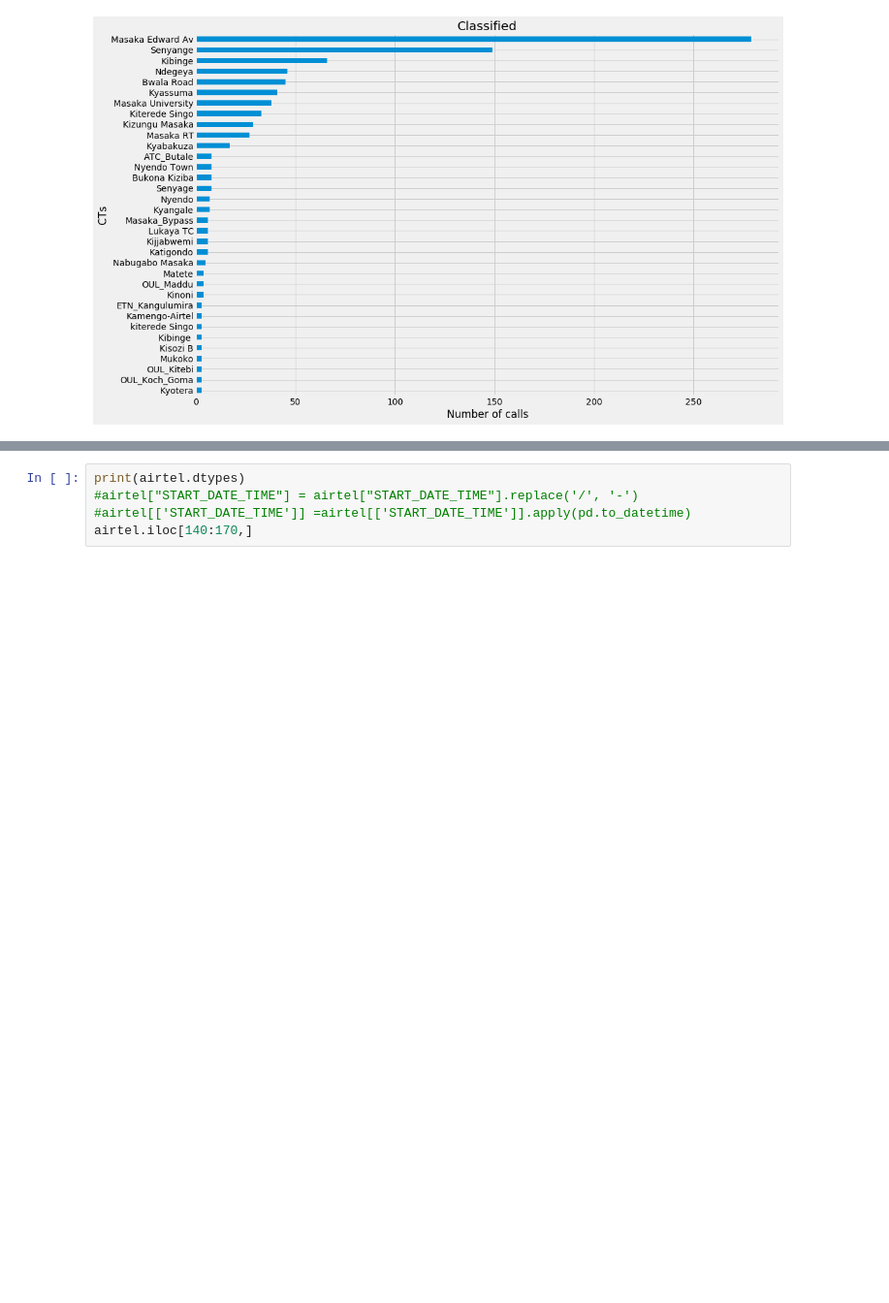
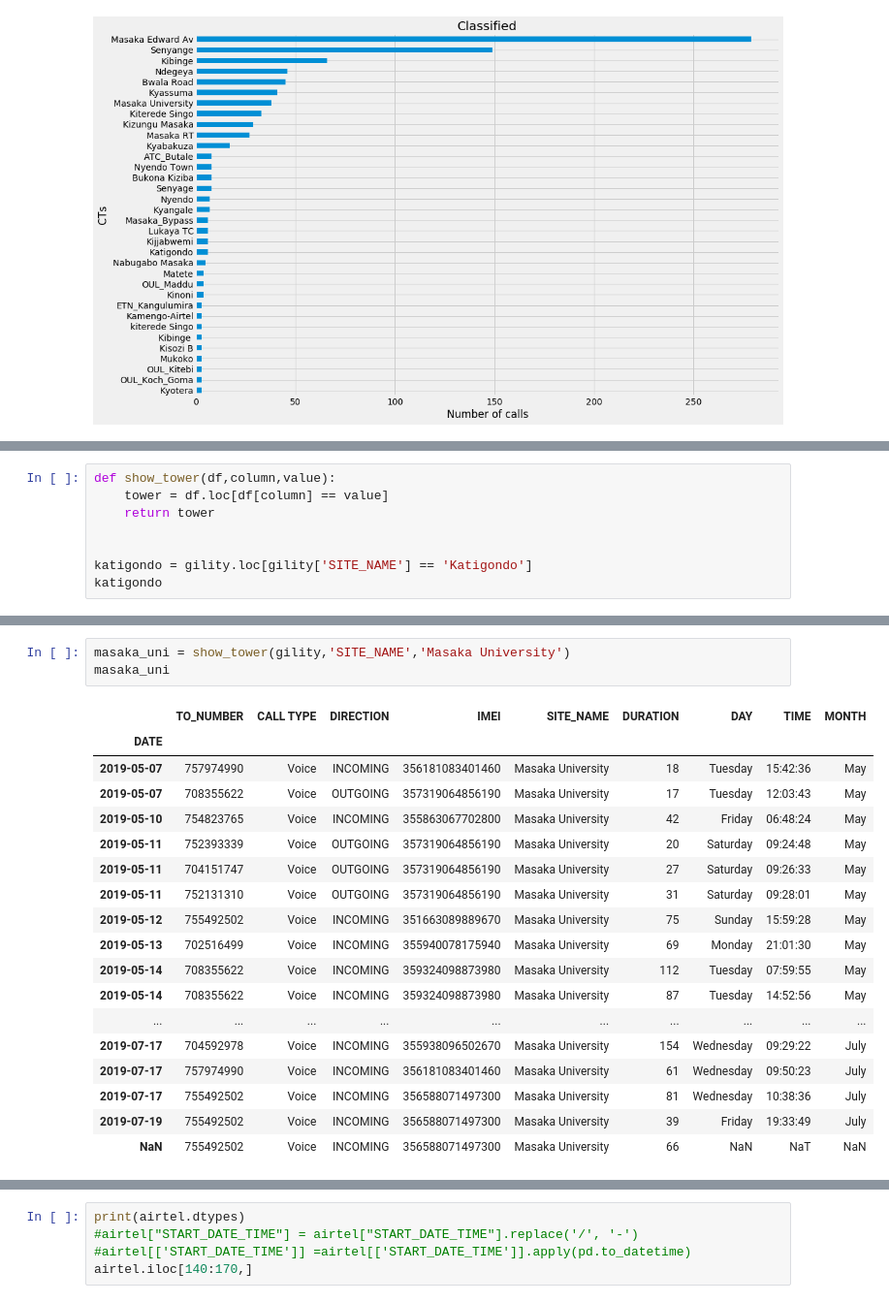
Before and after one commit to nassersaazi/ml_models, a Jupyter notebook: airtel.ipynb, the cells around one changed output, grey strips where cells are left out. Shown at 97% size. Drawn from its saved outputs; the diff is of its cells as text; blank space fills up the shorter version.

```diff
--- a/airtel.ipynb
+++ b/airtel.ipynb
@@ -90,0 +68,8 @@ KeyError: '2019-06'
+# %%
+def show_tower(df,column,value):
+    tower = df.loc[df[column] == value]
+    return tower
+
+
+katigondo = gility.loc[gility['SITE_NAME'] == 'Katigondo']
+katigondo
@@ -90,0 +97,22 @@ KeyError: '2019-06'
+# %%
+masaka_uni = show_tower(gility,'SITE_NAME','Masaka University')
+masaka_uni
+# %% [output]
+|  | TO_NUMBER | CALL TYPE | DIRECTION | IMEI | SITE_NAME | DURATION | DAY | TIME | MONTH |
+| DATE |  |  |  |  |  |  |  |  |  |
+| 2019-05-07 | 757974990 | Voice | INCOMING | 356181083401460 | Masaka University | 18 | Tuesday | 15:42:36 | May |
+| 2019-05-07 | 708355622 | Voice | OUTGOING | 357319064856190 | Masaka University | 17 | Tuesday | 12:03:43 | May |
+| 2019-05-10 | 754823765 | Voice | INCOMING | 355863067702800 | Masaka University | 42 | Friday | 06:48:24 | May |
+| 2019-05-11 | 752393339 | Voice | OUTGOING | 357319064856190 | Masaka University | 20 | Saturday | 09:24:48 | May |
+| 2019-05-11 | 704151747 | Voice | OUTGOING | 357319064856190 | Masaka University | 27 | Saturday | 09:26:33 | May |
+| 2019-05-11 | 752131310 | Voice | OUTGOING | 357319064856190 | Masaka University | 31 | Saturday | 09:28:01 | May |
+| 2019-05-12 | 755492502 | Voice | INCOMING | 351663089889670 | Masaka University | 75 | Sunday | 15:59:28 | May |
+| 2019-05-13 | 702516499 | Voice | INCOMING | 355940078175940 | Masaka University | 69 | Monday | 21:01:30 | May |
+| 2019-05-14 | 708355622 | Voice | INCOMING | 359324098873980 | Masaka University | 112 | Tuesday | 07:59:55 | May |
+| 2019-05-14 | 708355622 | Voice | INCOMING | 359324098873980 | Masaka University | 87 | Tuesday | 14:52:56 | May |
+| ... | ... | ... | ... | ... | ... | ... | ... | ... | ... |
+| 2019-07-17 | 704592978 | Voice | INCOMING | 355938096502670 | Masaka University | 154 | Wednesday | 09:29:22 | July |
+| 2019-07-17 | 757974990 | Voice | INCOMING | 356181083401460 | Masaka University | 61 | Wednesday | 09:50:23 | July |
+| 2019-07-17 | 755492502 | Voice | INCOMING | 356588071497300 | Masaka University | 81 | Wednesday | 10:38:36 | July |
+| 2019-07-19 | 755492502 | Voice | INCOMING | 356588071497300 | Masaka University | 39 | Friday | 19:33:49 | July |
+| NaN | 755492502 | Voice | INCOMING | 356588071497300 | Masaka University | 66 | NaN | NaT | NaN |
```
Also changed, not shown: parts of 8 cells of this notebook, 2 other files.
